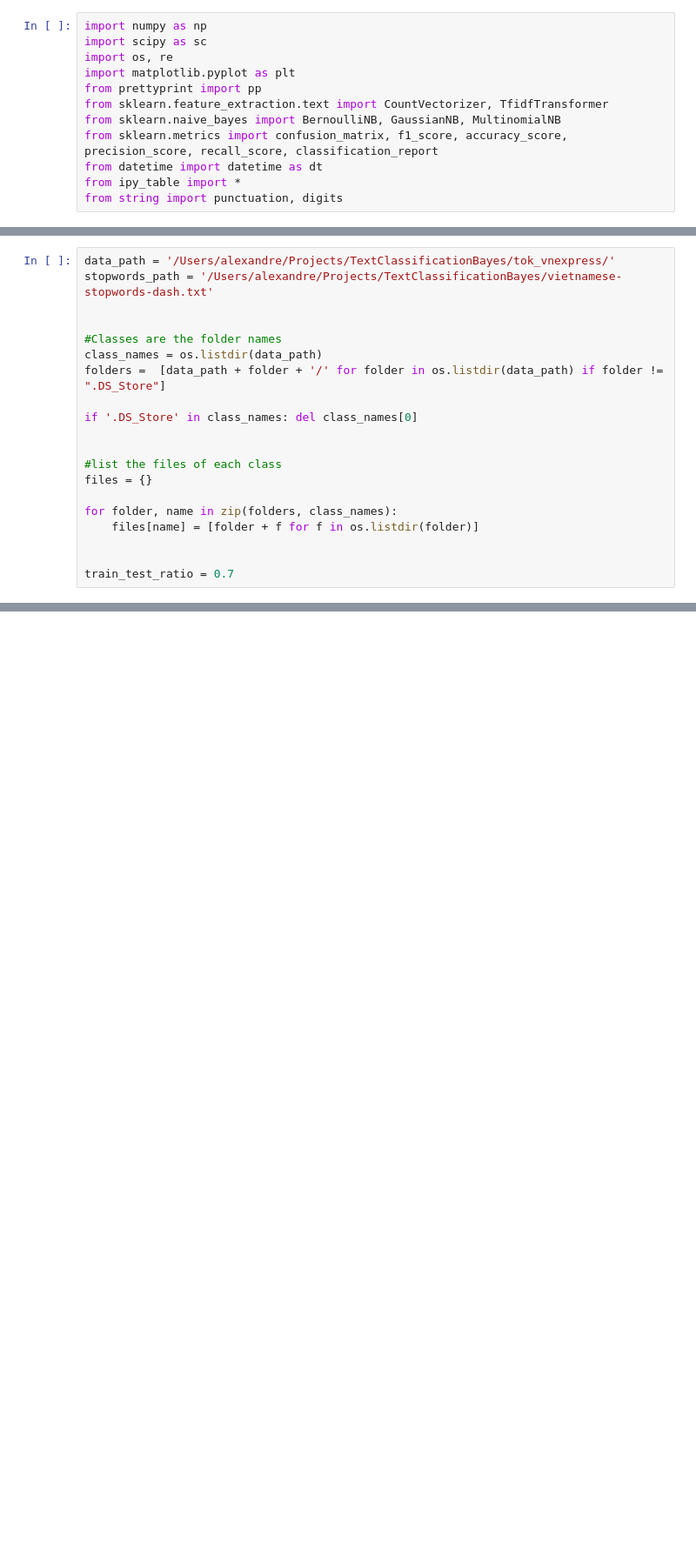
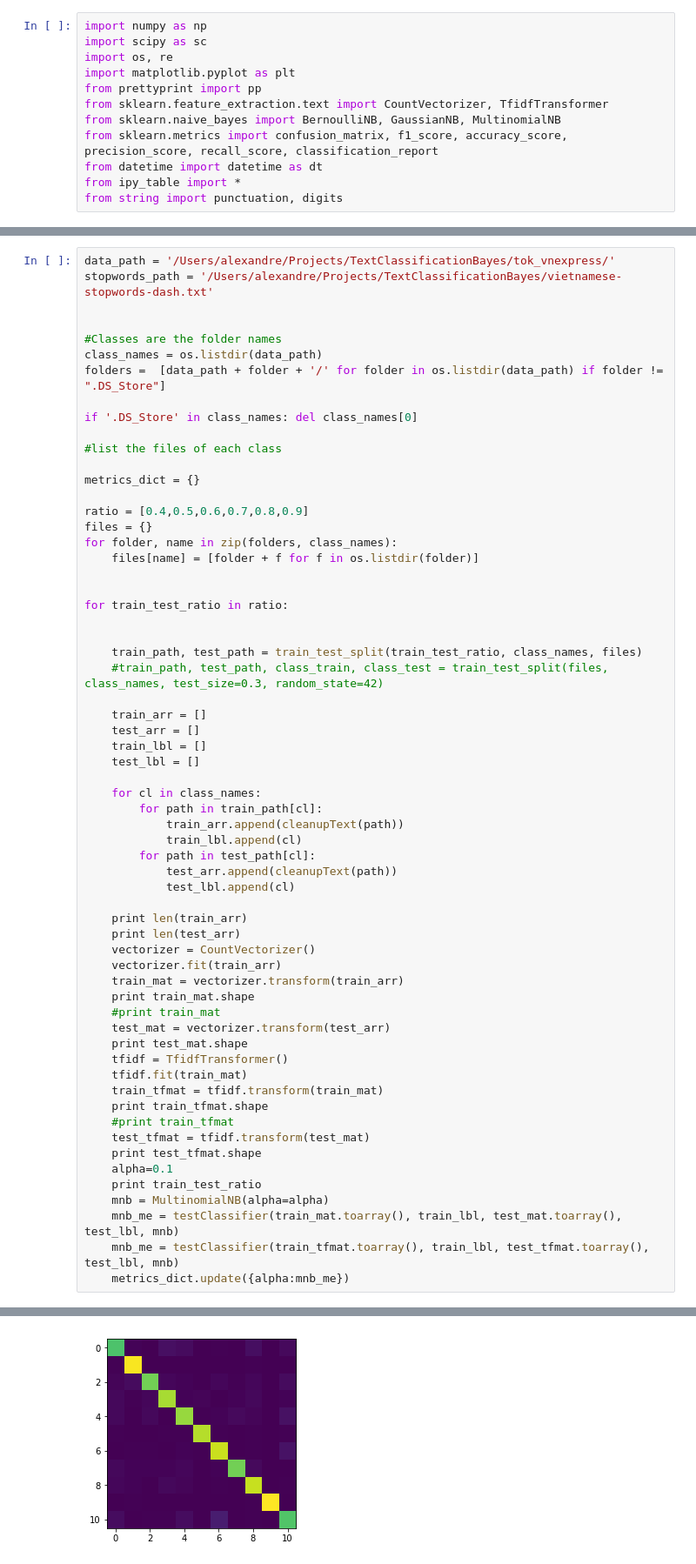
Before and after one commit to longhathuc/TextClassificationBayes, a Jupyter notebook: TextClassificationBayesChangeRatio.ipynb, the cells around one changed output, grey strips where cells are left out. Shown at 87% size. Drawn from its saved outputs; the diff is of its cells as text; blank space fills up the shorter version.

```diff
--- a/TextClassificationBayesChangeRatio.ipynb
+++ b/TextClassificationBayesChangeRatio.ipynb
@@ -21,12 +149,55 @@ folders =  [data_path + folder + '/' for folder in os.listdir(data_path) if fold
 
 if '.DS_Store' in class_names: del class_names[0]
 
+#list the files of each class
 
-#list the files of each class
+metrics_dict = {}
+
+ratio = [0.4,0.5,0.6,0.7,0.8,0.9]
 files = {}
-
 for folder, name in zip(folders, class_names):
     files[name] = [folder + f for f in os.listdir(folder)]
 
 
-train_test_ratio = 0.7
+for train_test_ratio in ratio:
+
+
+    train_path, test_path = train_test_split(train_test_ratio, class_names, files)
+    #train_path, test_path, class_train, class_test = train_test_split(files, class_names, test_size=0.3, random_state=42)
+
+    train_arr = []
+    test_arr = []
+    train_lbl = []
+    test_lbl = []
+
+    for cl in class_names:
+        for path in train_path[cl]:
+            train_arr.append(cleanupText(path))
+            train_lbl.append(cl)
+        for path in test_path[cl]:
+            test_arr.append(cleanupText(path))
+            test_lbl.append(cl)
+
+    print len(train_arr)
+    print len(test_arr)
+    vectorizer = CountVectorizer()
+    vectorizer.fit(train_arr)
+    train_mat = vectorizer.transform(train_arr)
+    print train_mat.shape
+    #print train_mat
+    test_mat = vectorizer.transform(test_arr)
+    print test_mat.shape
+    tfidf = TfidfTransformer()
+    tfidf.fit(train_mat)
+    train_tfmat = tfidf.transform(train_mat)
+    print train_tfmat.shape
+    #print train_tfmat
+    test_tfmat = tfidf.transform(test_mat)
+    print test_tfmat.shape
+    alpha=0.1
+    print train_test_ratio
+    mnb = MultinomialNB(alpha=alpha)
+    mnb_me = testClassifier(train_mat.toarray(), train_lbl, test_mat.toarray(), test_lbl, mnb)
+    mnb_me = testClassifier(train_tfmat.toarray(), train_lbl, test_tfmat.toarray(), test_lbl, mnb)
+    metrics_dict.update({alpha:mnb_me})
+# %% [output]
@@ -32,0 +221 @@ train_test_ratio = 0.7
+[figure, added]
```
Also changed, not shown: parts of 10 cells of this notebook, 1 other file.
